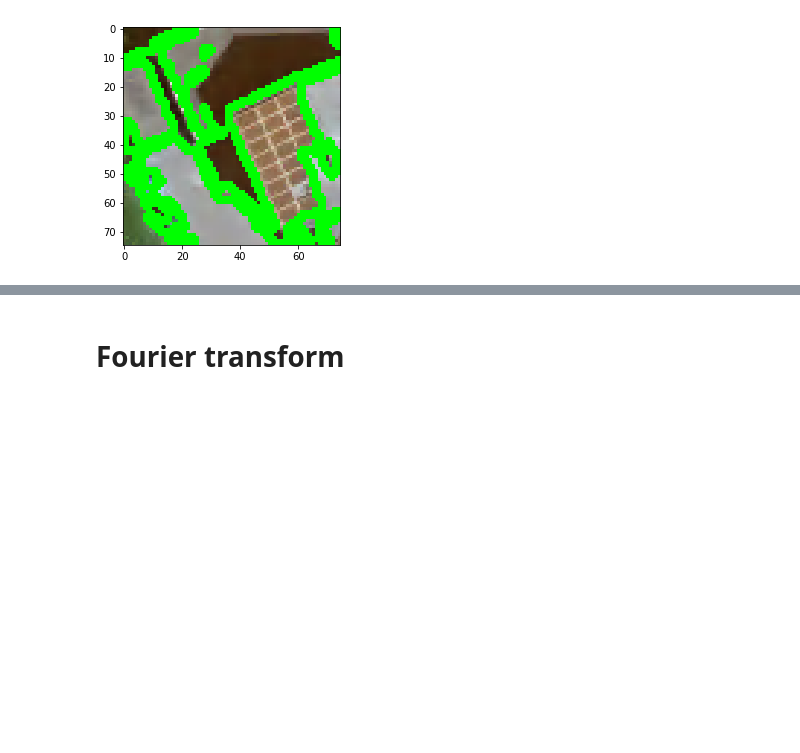
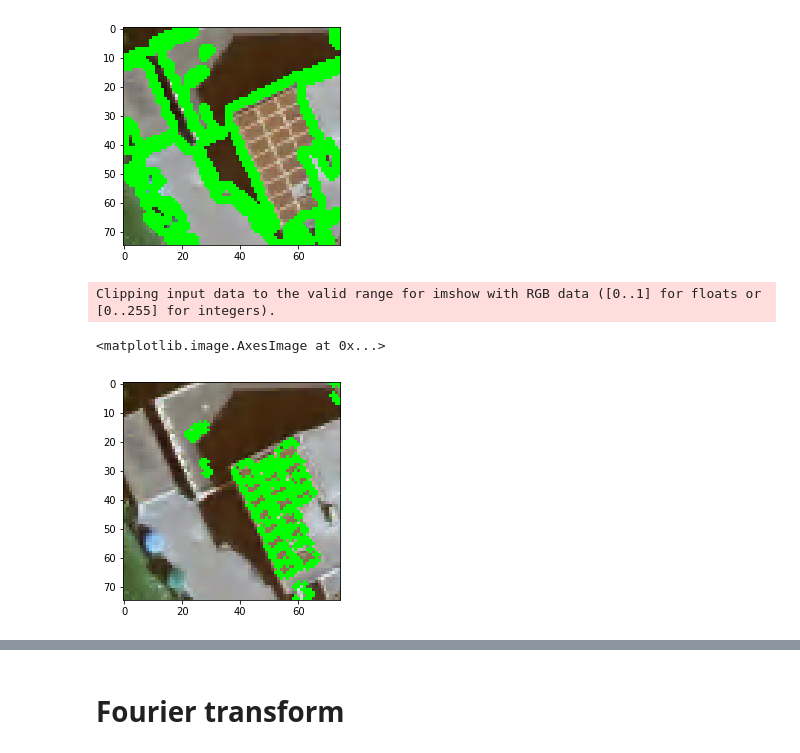
Before and after one commit to thinkpractice/DeepSolaris, a Jupyter notebook: OpenCV.ipynb, the cells around one changed output, grey strips where cells are left out. Cells and saved outputs as stored; diff of their text form; code cells hidden in the pictures; blank space fills up the shorter version.

Commit message:
More work on detecting contours

```diff
--- a/OpenCV.ipynb
+++ b/OpenCV.ipynb
@@ -111,3 +115,19 @@ plt.imshow(img)
 Clipping input data to the valid range for imshow with RGB data ([0..1] for floats or [0..255] for integers).
 <matplotlib.image.AxesImage at 0x...>
 [figure]
+# %%
+img = positives[0].copy()
+
+_, contours, _ = cv2.findContours(grad_er, cv2.RETR_TREE, cv2.CHAIN_APPROX_SIMPLE)
+contours = sorted(contours, key=cv2.contourArea, reverse=True)
+for cnt in contours:
+    epsilon = 0.07 * cv2.arcLength(cnt,True)
+    approx = cv2.approxPolyDP(cnt,epsilon,True)
+    if len(approx) == 4:
+        cv.drawContours(img, cnt, -1, (0, 255, 0), 2)
+
+plt.imshow(img)
+# %% [output]
+Clipping input data to the valid range for imshow with RGB data ([0..1] for floats or [0..255] for integers).
+<matplotlib.image.AxesImage at 0x...>
+[figure, added]
```
Also changed, not shown: parts of 7 cells of this notebook.
